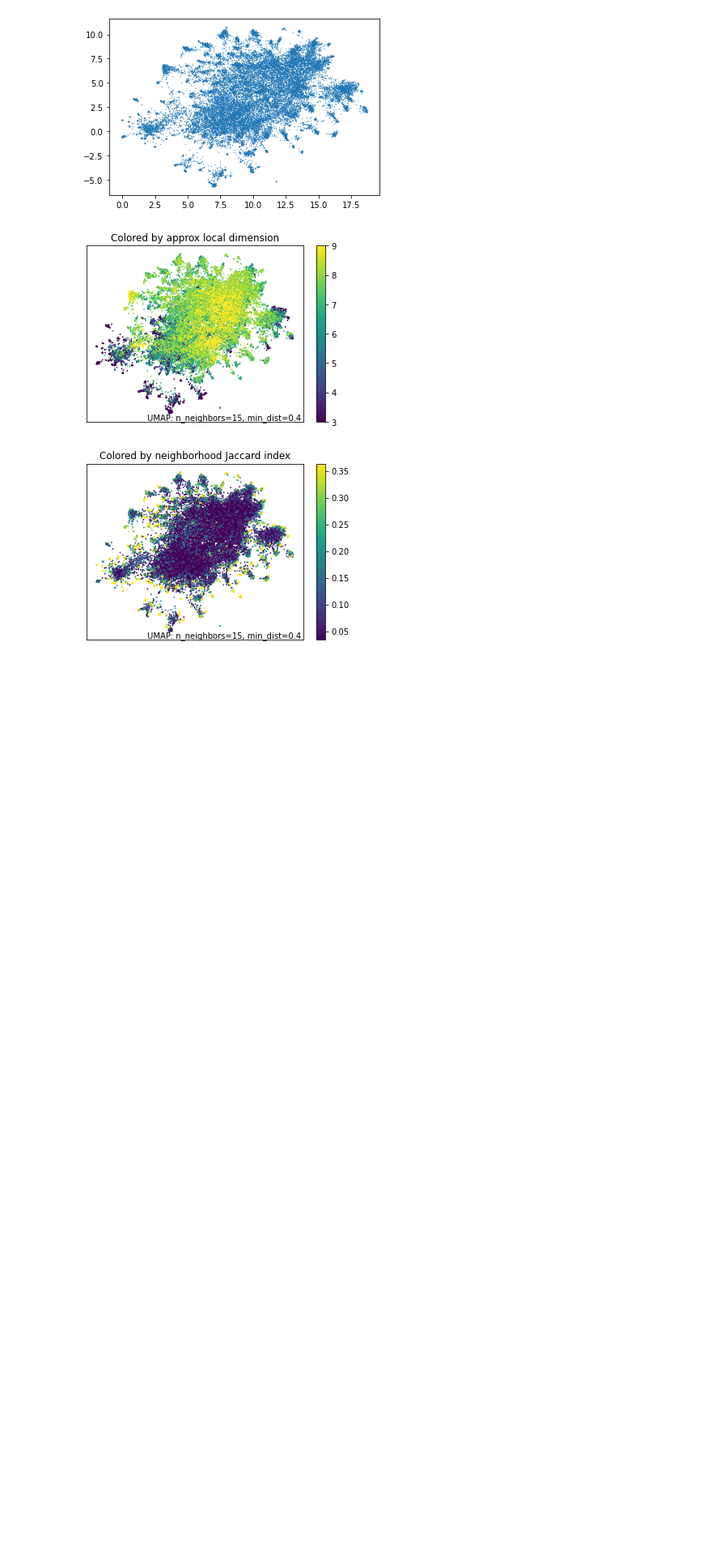
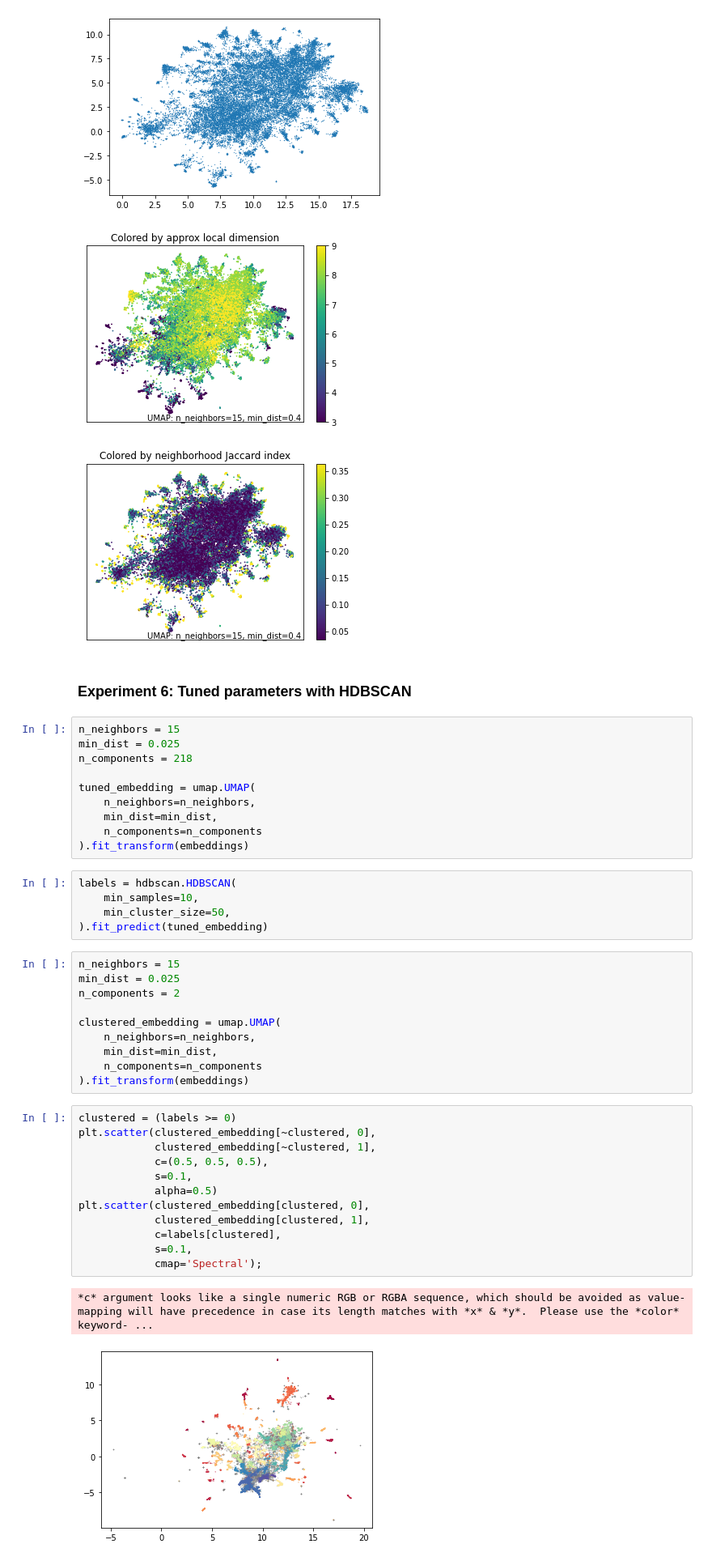
Before and after one commit to isaschm/topic-models-and-word-embeddings, a Jupyter notebook: text_embeddings_it2.ipynb, the cells around one changed output. Shown at 81% size. Drawn from its saved outputs; the diff is of its cells as text; blank space fills up the shorter version.

```diff
--- a/text_embeddings_it2.ipynb
+++ b/text_embeddings_it2.ipynb
@@ -371,3 +373,45 @@ umap.plot.diagnostic(tmp_embedding, diagnostic_type='neighborhood')
 [figure]
 [figure]
 [figure]
+# %% [markdown]
+### Experiment 6: Tuned parameters with HDBSCAN
+# %%
+n_neighbors = 15
+min_dist = 0.025
+n_components = 218
+
+tuned_embedding = umap.UMAP(
+    n_neighbors=n_neighbors,
+    min_dist=min_dist,
+    n_components=n_components
+).fit_transform(embeddings)
+# %%
+labels = hdbscan.HDBSCAN(
+    min_samples=10,
+    min_cluster_size=50,
+).fit_predict(tuned_embedding)
+# %%
+n_neighbors = 15
+min_dist = 0.025
+n_components = 2
+
+clustered_embedding = umap.UMAP(
+    n_neighbors=n_neighbors,
+    min_dist=min_dist,
+    n_components=n_components
+).fit_transform(embeddings)
+# %%
+clustered = (labels >= 0)
+plt.scatter(clustered_embedding[~clustered, 0],
+            clustered_embedding[~clustered, 1],
+            c=(0.5, 0.5, 0.5),
+            s=0.1,
+            alpha=0.5)
+plt.scatter(clustered_embedding[clustered, 0],
+            clustered_embedding[clustered, 1],
+            c=labels[clustered],
+            s=0.1,
+            cmap='Spectral');
+# %% [output]
+*c* argument looks like a single numeric RGB or RGBA sequence, which should be avoided as value-mapping will have precedence in case its length matches with *x* & *y*.  Please use the *color* keyword- ...
+[figure, added]
```
Also changed, not shown: parts of 5 cells of this notebook.
